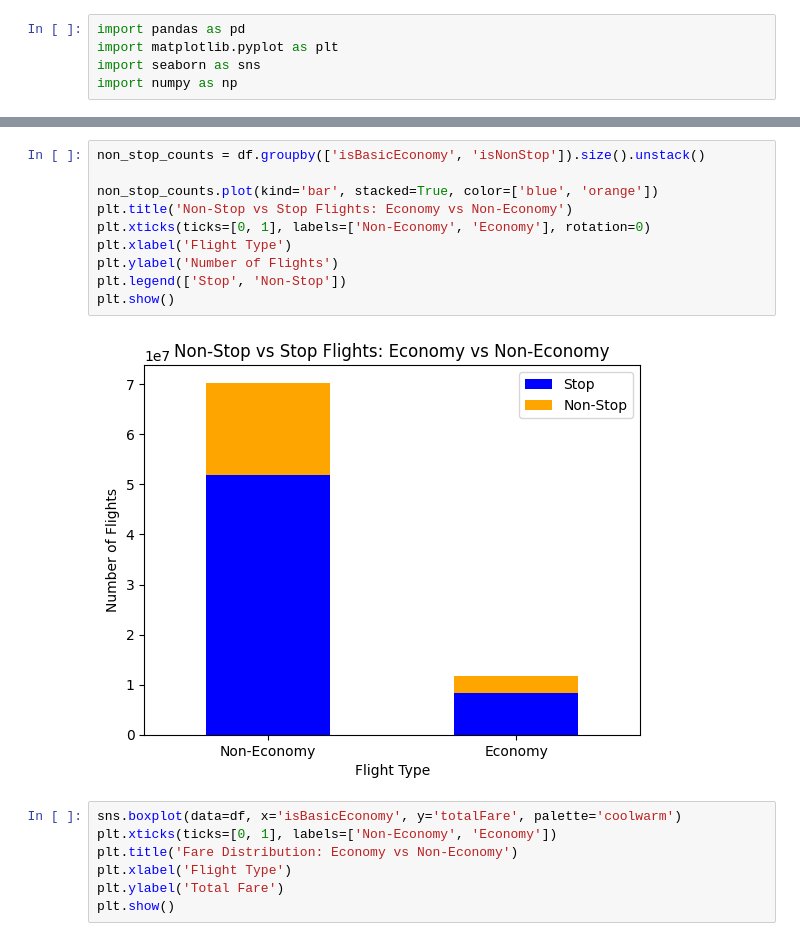
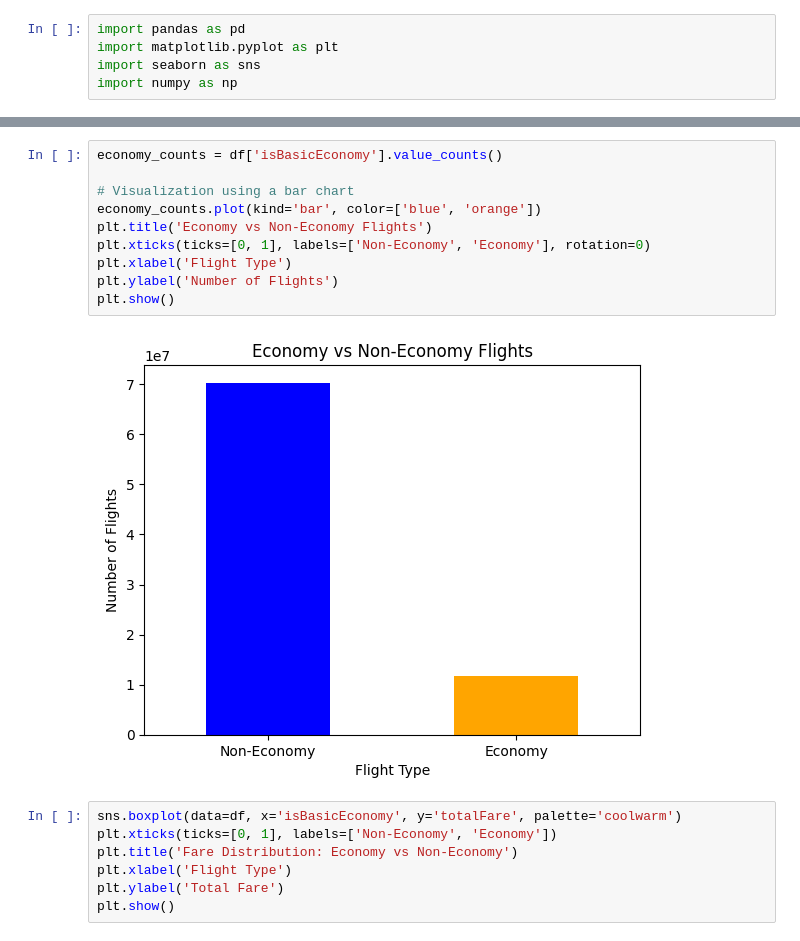
Before and after one commit to vsuptl/cs412_flight_prediction, a Jupyter notebook: data.ipynb, the cells around one changed output, grey strips where cells are left out. Drawn from its saved outputs; the diff is of its cells as text.

```diff
--- a/data.ipynb
+++ b/data.ipynb
@@ -17,15 +31,15 @@ print(df.head())
 # %%
-non_stop_counts = df.groupby(['isBasicEconomy', 'isNonStop']).size().unstack()
+economy_counts = df['isBasicEconomy'].value_counts()
 
-non_stop_counts.plot(kind='bar', stacked=True, color=['blue', 'orange'])
-plt.title('Non-Stop vs Stop Flights: Economy vs Non-Economy')
+# Visualization using a bar chart
+economy_counts.plot(kind='bar', color=['blue', 'orange'])
+plt.title('Economy vs Non-Economy Flights')
 plt.xticks(ticks=[0, 1], labels=['Non-Economy', 'Economy'], rotation=0)
 plt.xlabel('Flight Type')
 plt.ylabel('Number of Flights')
-plt.legend(['Stop', 'Non-Stop'])
 plt.show()
 # %% [output]
-[figure, old version]
+[figure, new version]
 # %%
 sns.boxplot(data=df, x='isBasicEconomy', y='totalFare', palette='coolwarm')
 plt.xticks(ticks=[0, 1], labels=['Non-Economy', 'Economy'])
```
Also changed, not shown: parts of 3 cells of this notebook.
